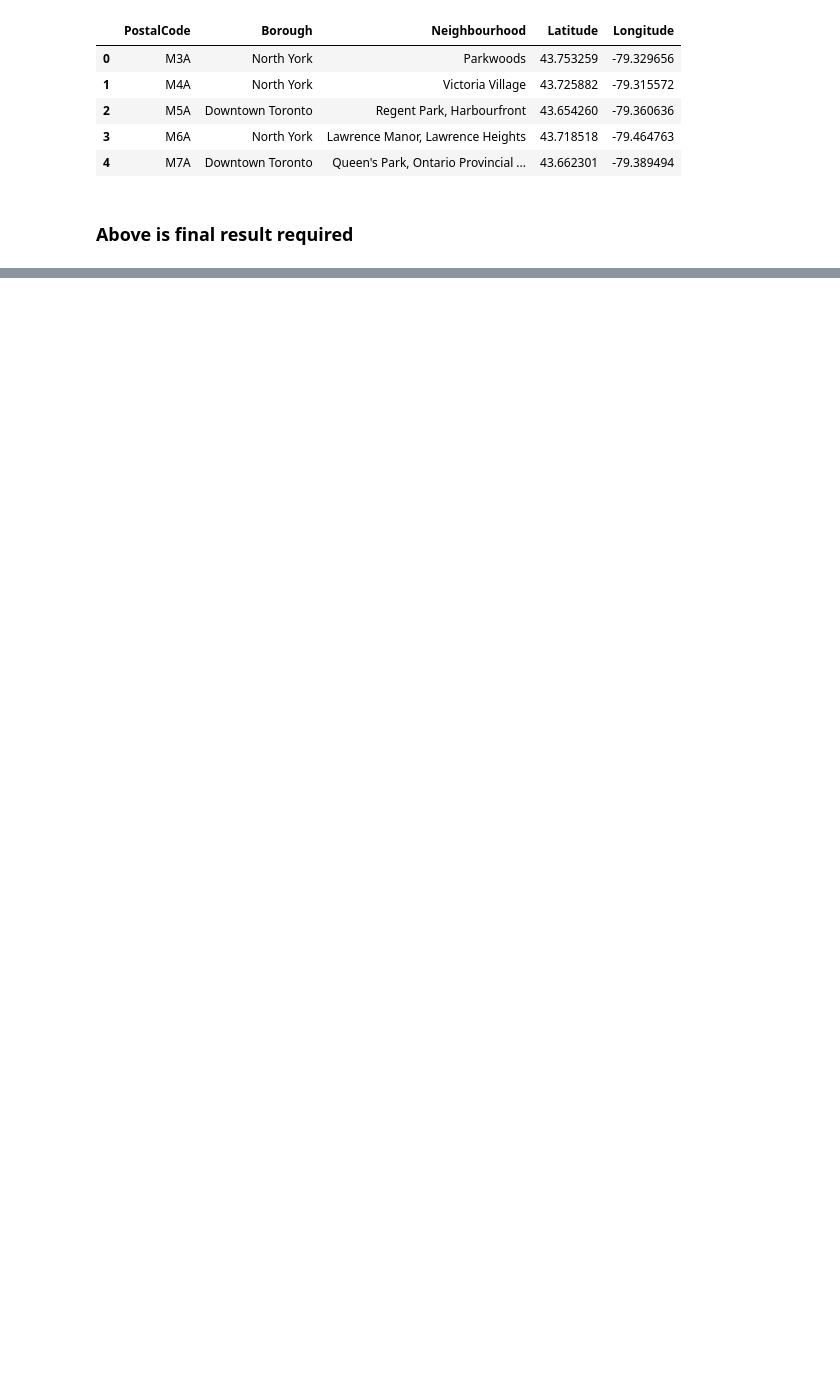
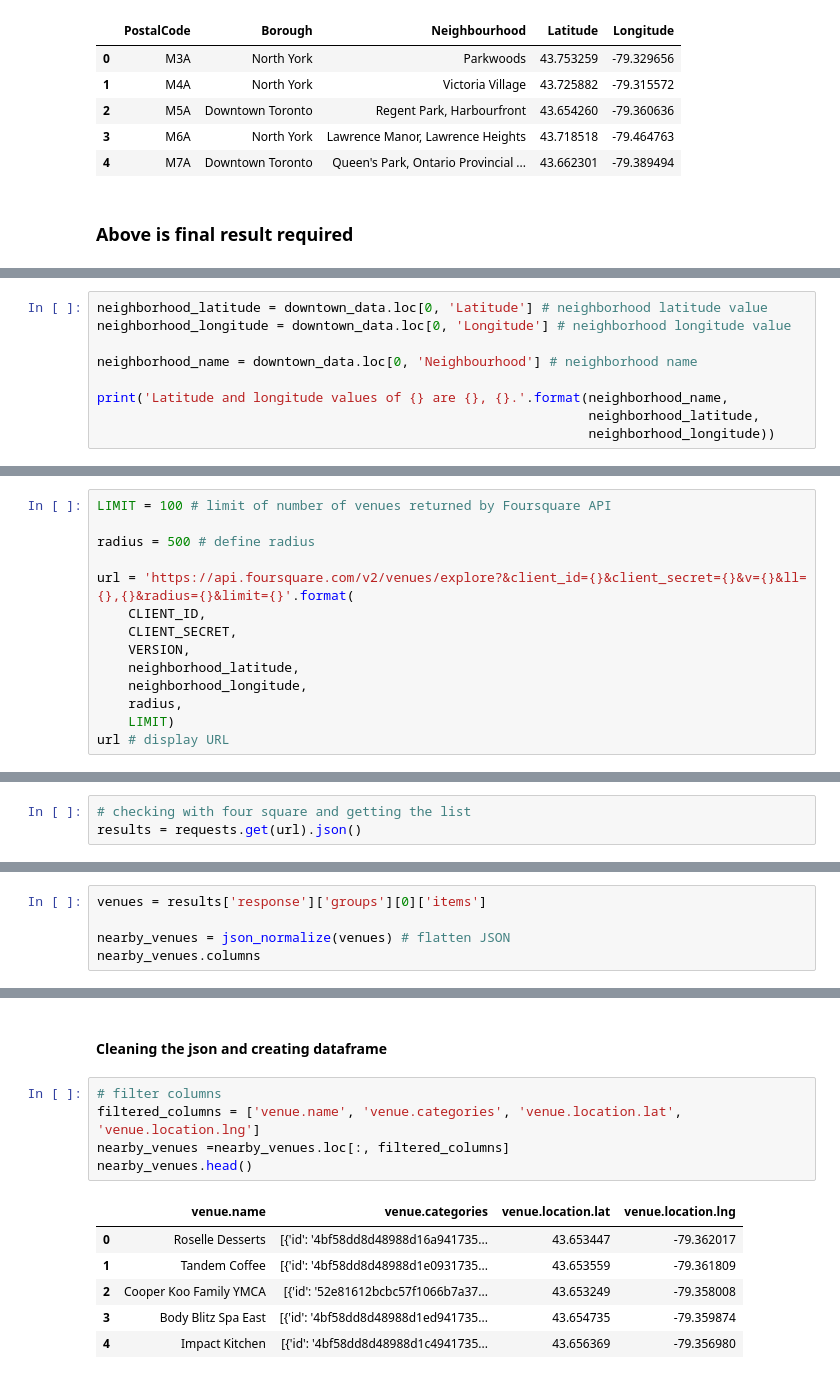
Before and after one commit to umesh2302/Coursera_Capstone, a Jupyter notebook: final_project.ipynb, the cells around one changed output, grey strips where cells are left out. Drawn from its saved outputs; the diff is of its cells as text; blank space fills up the shorter version.

```diff
--- a/final_project.ipynb
+++ b/final_project.ipynb
@@ -188,0 +335,9 @@ df_merge_toronto.shape # cross checking if all rows are there
+# %%
+neighborhood_latitude = downtown_data.loc[0, 'Latitude'] # neighborhood latitude value
+neighborhood_longitude = downtown_data.loc[0, 'Longitude'] # neighborhood longitude value
+
+neighborhood_name = downtown_data.loc[0, 'Neighbourhood'] # neighborhood name
+
+print('Latitude and longitude values of {} are {}, {}.'.format(neighborhood_name,
+                                                               neighborhood_latitude,
+                                                               neighborhood_longitude))
@@ -188,0 +348,14 @@ df_merge_toronto.shape # cross checking if all rows are there
+# %%
+LIMIT = 100 # limit of number of venues returned by Foursquare API
+
+radius = 500 # define radius
+
+url = 'https://api.foursquare.com/v2/venues/explore?&client_id={}&client_secret={}&v={}&ll={},{}&radius={}&limit={}'.format(
+    CLIENT_ID,
+    CLIENT_SECRET,
+    VERSION,
+    neighborhood_latitude,
+    neighborhood_longitude,
+    radius,
+    LIMIT)
+url # display URL
@@ -188,0 +364,3 @@ df_merge_toronto.shape # cross checking if all rows are there
+# %%
+# checking with four square and getting the list
+results = requests.get(url).json()
@@ -188,0 +383,5 @@ df_merge_toronto.shape # cross checking if all rows are there
+# %%
+venues = results['response']['groups'][0]['items']
+
+nearby_venues = json_normalize(venues) # flatten JSON
+nearby_venues.columns
@@ -188,0 +399,14 @@ df_merge_toronto.shape # cross checking if all rows are there
+# %% [markdown]
+#### Cleaning the json and creating dataframe
+# %%
+# filter columns
+filtered_columns = ['venue.name', 'venue.categories', 'venue.location.lat', 'venue.location.lng']
+nearby_venues =nearby_venues.loc[:, filtered_columns]
+nearby_venues.head()
+# %% [output]
+|  | venue.name | venue.categories | venue.location.lat | venue.location.lng |
+| 0 | Roselle Desserts | [{'id': '4bf58dd8d48988d16a941735... | 43.653447 | -79.362017 |
+| 1 | Tandem Coffee | [{'id': '4bf58dd8d48988d1e0931735... | 43.653559 | -79.361809 |
+| 2 | Cooper Koo Family YMCA | [{'id': '52e81612bcbc57f1066b7a37... | 43.653249 | -79.358008 |
+| 3 | Body Blitz Spa East | [{'id': '4bf58dd8d48988d1ed941735... | 43.654735 | -79.359874 |
+| 4 | Impact Kitchen | [{'id': '4bf58dd8d48988d1c4941735... | 43.656369 | -79.356980 |
```
Also changed, not shown: parts of 24 cells of this notebook, 1 other file.
